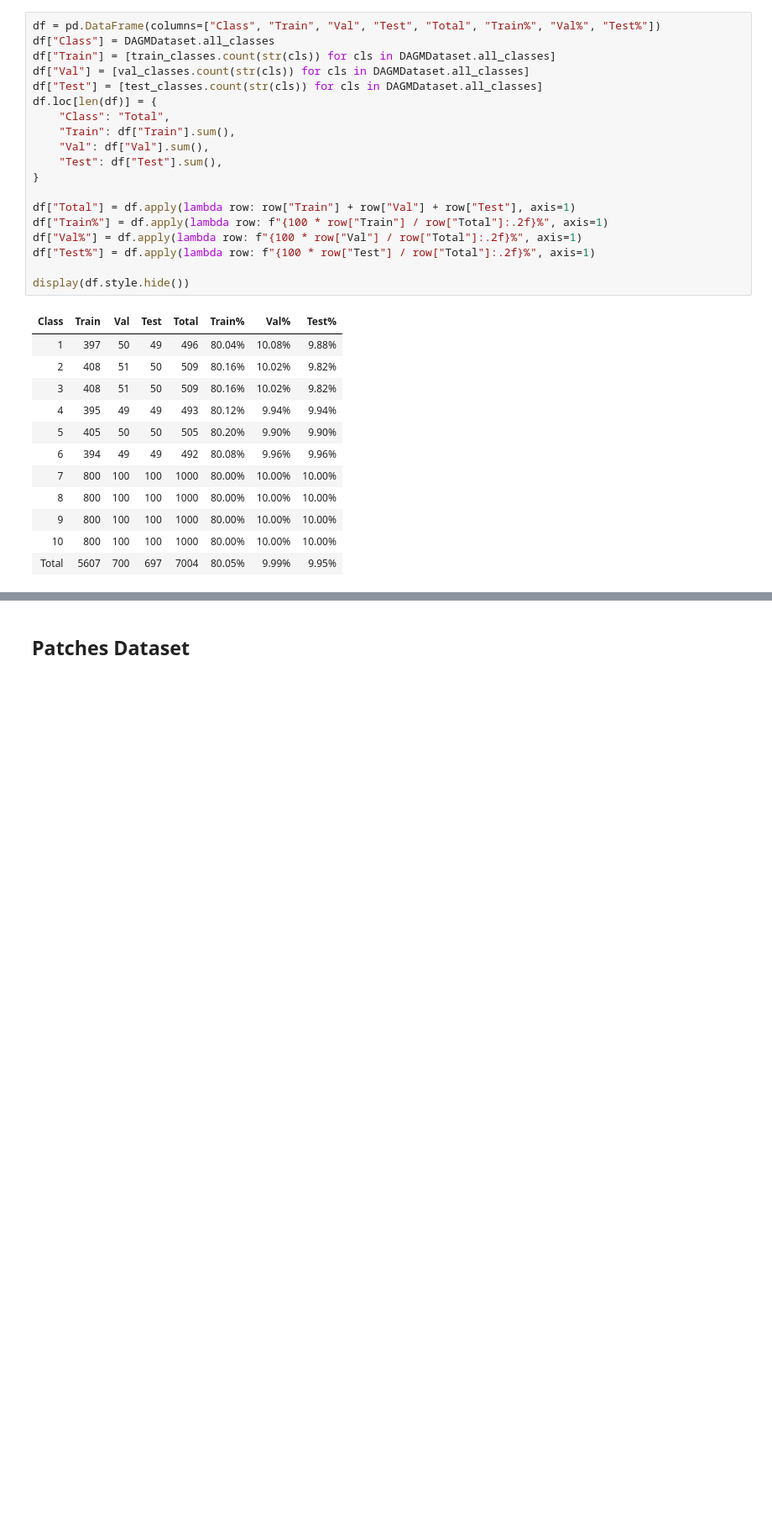
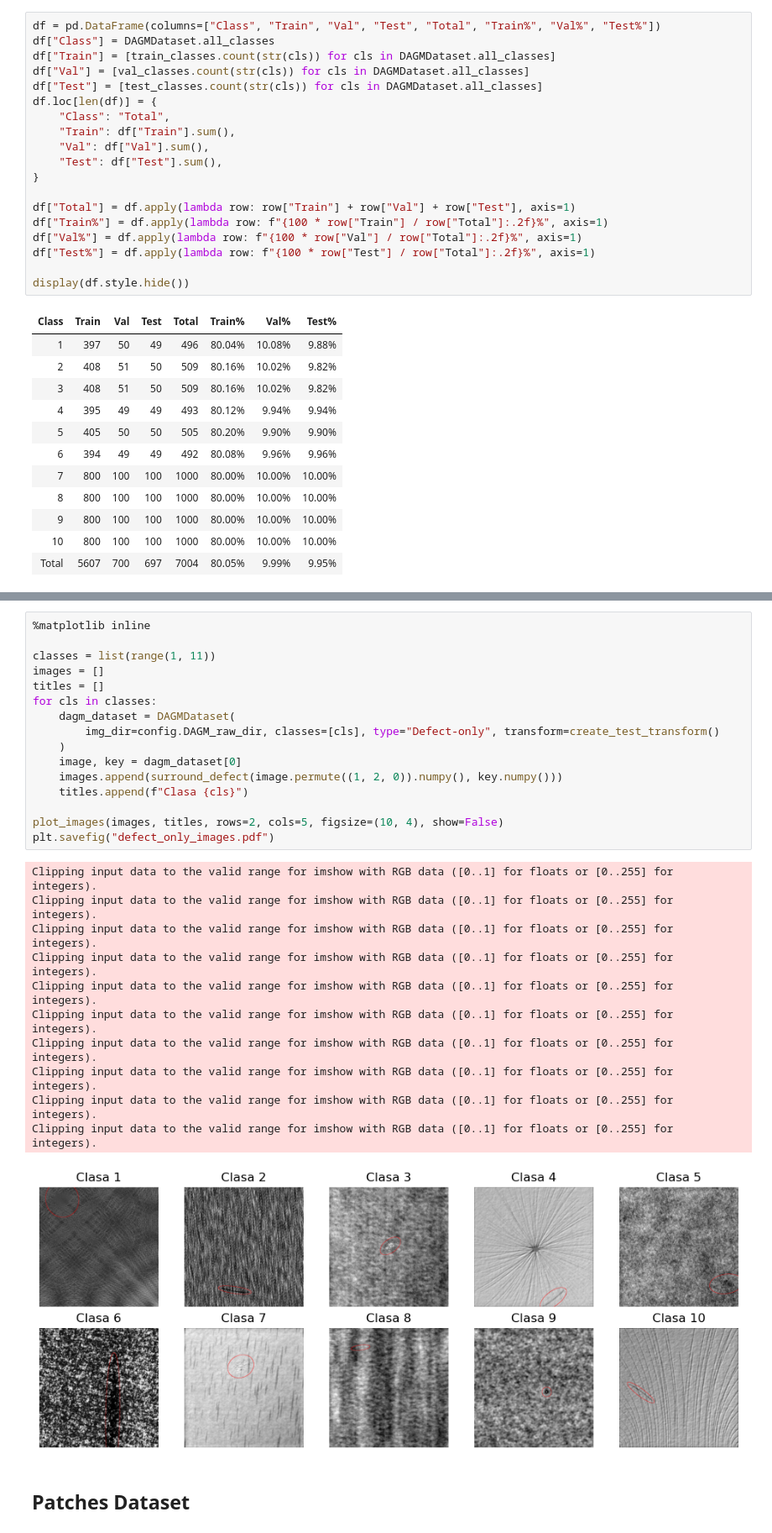
Before and after one commit to popastefan10/DeepAD, a Jupyter notebook: notebooks/datasets.ipynb, the cells around one changed output, grey strips where cells are left out. Shown at 84% size. Drawn from its saved outputs; the diff is of its cells as text; blank space fills up the shorter version.

```diff
--- a/notebooks/datasets.ipynb
+++ b/notebooks/datasets.ipynb
@@ -202,3 +220,31 @@ display(df.style.hide())
+# %%
+%matplotlib inline
+
+classes = list(range(1, 11))
+images = []
+titles = []
+for cls in classes:
+    dagm_dataset = DAGMDataset(
+        img_dir=config.DAGM_raw_dir, classes=[cls], type="Defect-only", transform=create_test_transform()
+    )
+    image, key = dagm_dataset[0]
+    images.append(surround_defect(image.permute((1, 2, 0)).numpy(), key.numpy()))
+    titles.append(f"Clasa {cls}")
+
+plot_images(images, titles, rows=2, cols=5, figsize=(10, 4), show=False)
+plt.savefig("defect_only_images.pdf")
+# %% [output]
+Clipping input data to the valid range for imshow with RGB data ([0..1] for floats or [0..255] for integers).
+Clipping input data to the valid range for imshow with RGB data ([0..1] for floats or [0..255] for integers).
+Clipping input data to the valid range for imshow with RGB data ([0..1] for floats or [0..255] for integers).
+Clipping input data to the valid range for imshow with RGB data ([0..1] for floats or [0..255] for integers).
+Clipping input data to the valid range for imshow with RGB data ([0..1] for floats or [0..255] for integers).
+Clipping input data to the valid range for imshow with RGB data ([0..1] for floats or [0..255] for integers).
+Clipping input data to the valid range for imshow with RGB data ([0..1] for floats or [0..255] for integers).
+Clipping input data to the valid range for imshow with RGB data ([0..1] for floats or [0..255] for integers).
+Clipping input data to the valid range for imshow with RGB data ([0..1] for floats or [0..255] for integers).
+Clipping input data to the valid range for imshow with RGB data ([0..1] for floats or [0..255] for integers).
+[figure, added]
 # %% [markdown]
 ## Patches Dataset
 # %% [markdown]
```
Also changed, not shown: parts of 4 cells of this notebook, 5 other files.
